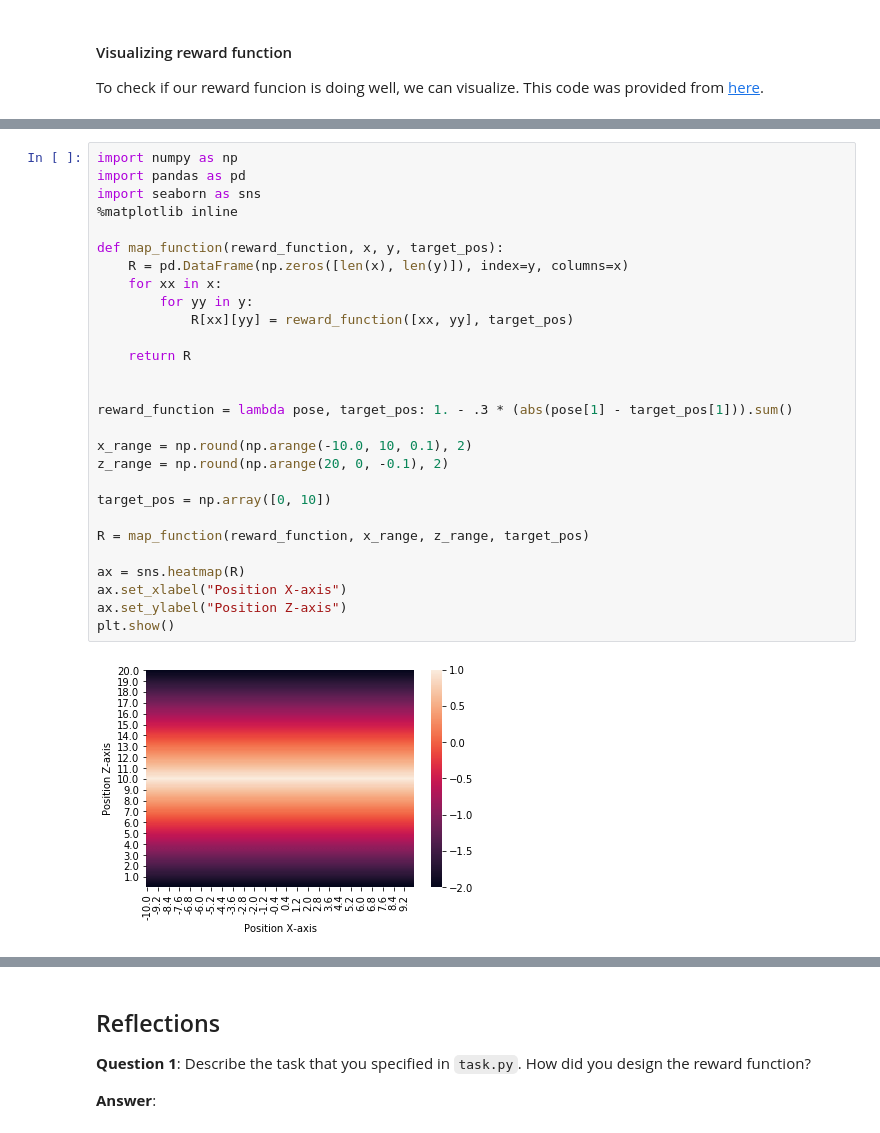
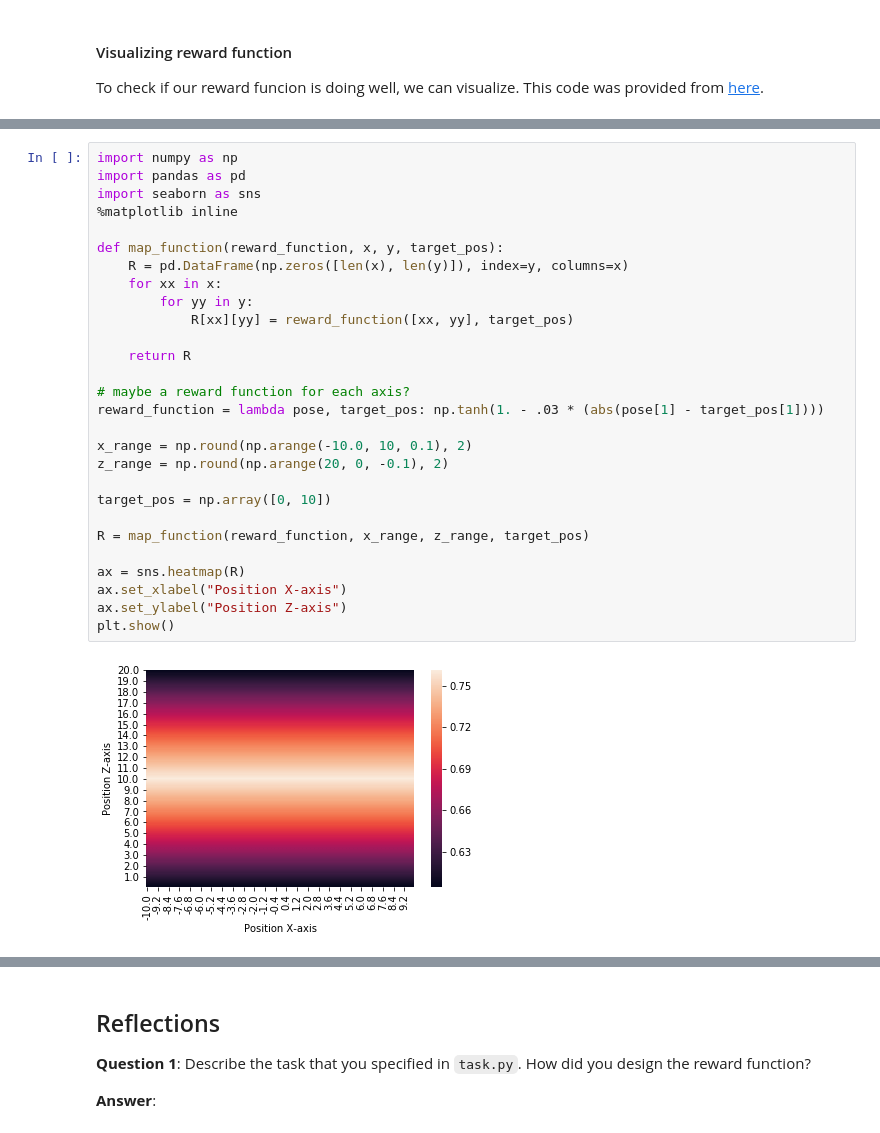
Before and after one commit to brunowdev/teach-a-quadcopter-how-to-fly, a Jupyter notebook: Quadcopter_Project.ipynb, the cells around one changed output, grey strips where cells are left out. Drawn from its saved outputs; the diff is of its cells as text.

```diff
--- a/Quadcopter_Project.ipynb
+++ b/Quadcopter_Project.ipynb
@@ -306,33 +283,33 @@ sys.path
 # %%
 import numpy as np
 import pandas as pd
 import seaborn as sns
 %matplotlib inline
 
 def map_function(reward_function, x, y, target_pos):
     R = pd.DataFrame(np.zeros([len(x), len(y)]), index=y, columns=x)
     for xx in x:
         for yy in y:
             R[xx][yy] = reward_function([xx, yy], target_pos)
 
     return R
 
-
-reward_function = lambda pose, target_pos: 1. - .3 * (abs(pose[1] - target_pos[1])).sum()
+# maybe a reward function for each axis?
+reward_function = lambda pose, target_pos: np.tanh(1. - .03 * (abs(pose[1] - target_pos[1])))
 
 x_range = np.round(np.arange(-10.0, 10, 0.1), 2)
 z_range = np.round(np.arange(20, 0, -0.1), 2)
 
 target_pos = np.array([0, 10])
 
 R = map_function(reward_function, x_range, z_range, target_pos)
 
 ax = sns.heatmap(R)
 ax.set_xlabel("Position X-axis")
 ax.set_ylabel("Position Z-axis")
 plt.show()
 # %% [output]
-[figure, old version]
+[figure, new version]
 # %%
 state = agent.reset_episode()
 sum_reward = .0
```
Also changed, not shown: parts of 8 cells of this notebook, 1 other file.
